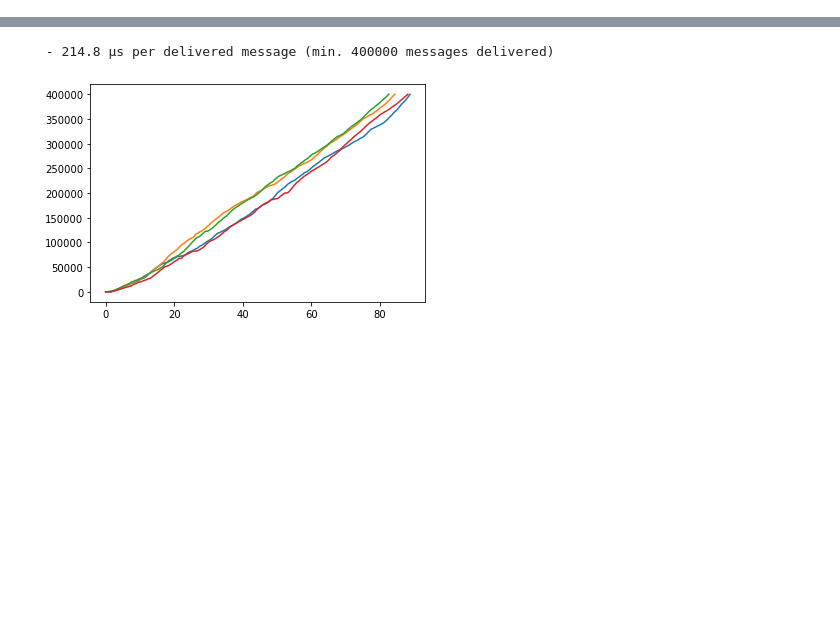
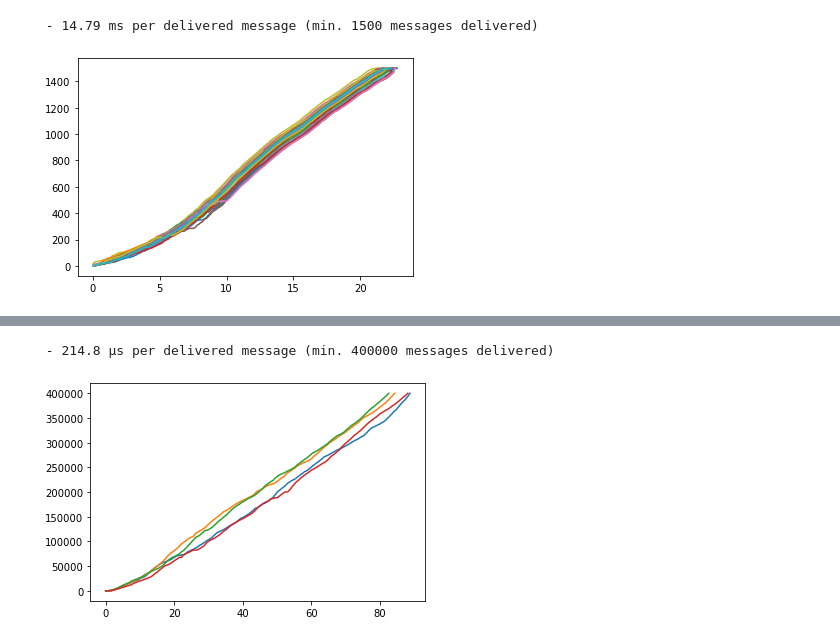
Before and after one commit to robinmamie/distributed-algorithms, a Jupyter notebook: timings.ipynb, the cells around one changed output, grey strips where cells are left out. Saved outputs shown, nothing was run; the diff lists cells and outputs as text; code cells hidden in the pictures; blank space fills up the shorter version.

```diff
--- a/timings.ipynb
+++ b/timings.ipynb
@@ -40,0 +56,5 @@ graph(10)
+# %%
+graph(30)
+# %% [output]
+ - 14.79 ms per delivered message (min. 1500 messages delivered)
+[figure, added]
```
Also changed, not shown: parts of 7 cells of this notebook, 7 other files.
